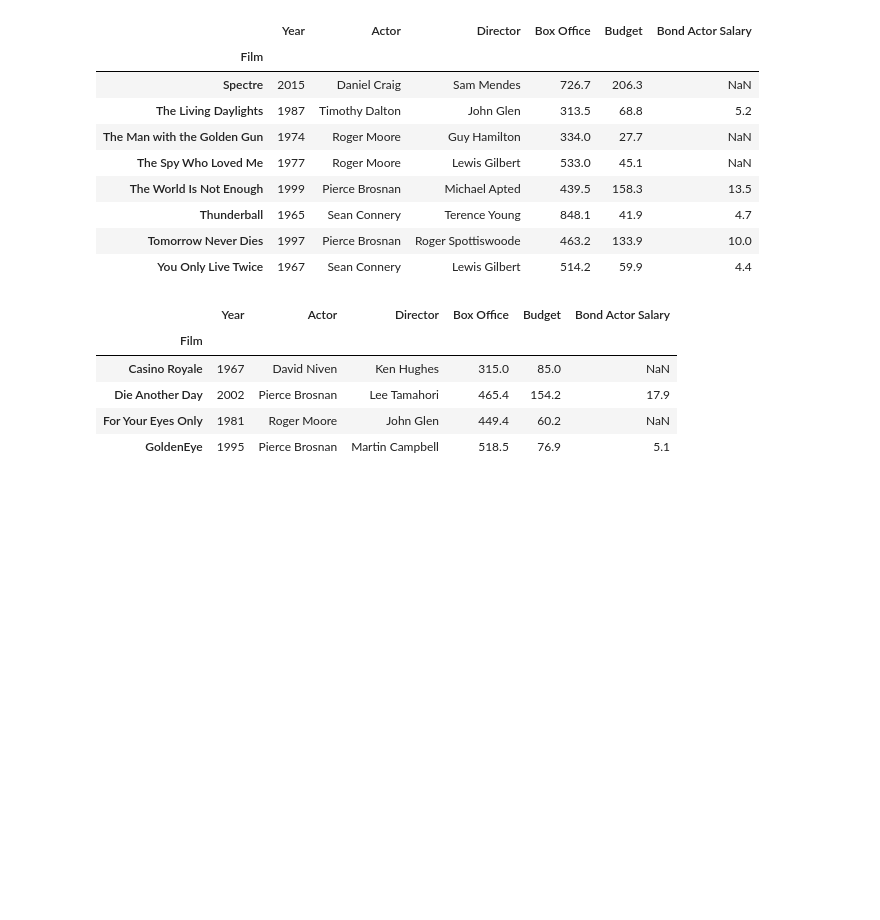
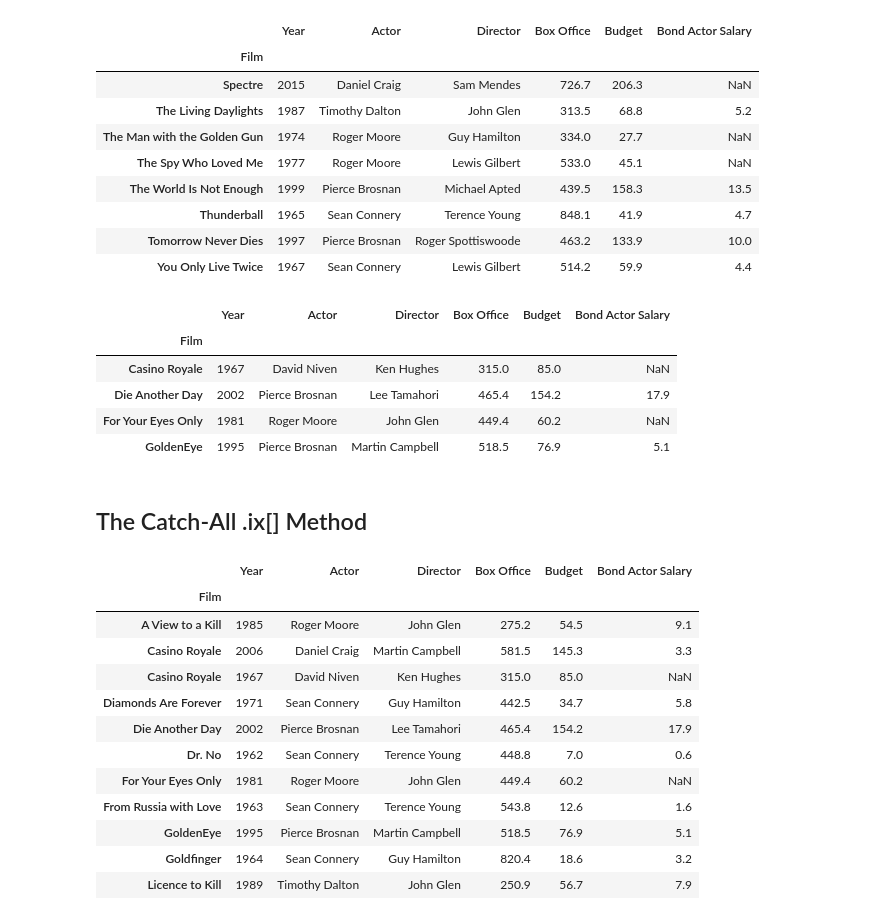
Before and after one commit to YoheiKo/DA_with_pandas_udemy, a Jupyter notebook: Dataframe3.ipynb, the cells around one changed output. Drawn from its saved outputs; the diff is of its cells as text; code cells hidden in the pictures; blank space fills up the shorter version.

Commit message:
revise Dataframe3

```diff
--- a/Dataframe3.ipynb
+++ b/Dataframe3.ipynb
@@ -293,3 +293,24 @@ bond.iloc[[2,4,6,8]]
 | Die Another Day | 2002 | Pierce Brosnan | Lee Tamahori | 465.4 | 154.2 | 17.9 |
 | For Your Eyes Only | 1981 | Roger Moore | John Glen | 449.4 | 60.2 | NaN |
 | GoldenEye | 1995 | Pierce Brosnan | Martin Campbell | 518.5 | 76.9 | 5.1 |
+# %% [markdown]
+## The Catch-All .ix[] Method
+# %%
+import pandas as pd
+bond = pd.read_csv("jamesbond.csv", index_col = "Film")
+bond.sort_index(inplace = True)
+bond.head(11)
+# %% [output]
+|  | Year | Actor | Director | Box Office | Budget | Bond Actor Salary |
+| Film |  |  |  |  |  |  |
+| A View to a Kill | 1985 | Roger Moore | John Glen | 275.2 | 54.5 | 9.1 |
+| Casino Royale | 2006 | Daniel Craig | Martin Campbell | 581.5 | 145.3 | 3.3 |
+| Casino Royale | 1967 | David Niven | Ken Hughes | 315.0 | 85.0 | NaN |
+| Diamonds Are Forever | 1971 | Sean Connery | Guy Hamilton | 442.5 | 34.7 | 5.8 |
+| Die Another Day | 2002 | Pierce Brosnan | Lee Tamahori | 465.4 | 154.2 | 17.9 |
+| Dr. No | 1962 | Sean Connery | Terence Young | 448.8 | 7.0 | 0.6 |
+| For Your Eyes Only | 1981 | Roger Moore | John Glen | 449.4 | 60.2 | NaN |
+| From Russia with Love | 1963 | Sean Connery | Terence Young | 543.8 | 12.6 | 1.6 |
+| GoldenEye | 1995 | Pierce Brosnan | Martin Campbell | 518.5 | 76.9 | 5.1 |
+| Goldfinger | 1964 | Sean Connery | Guy Hamilton | 820.4 | 18.6 | 3.2 |
+| Licence to Kill | 1989 | Timothy Dalton | John Glen | 250.9 | 56.7 | 7.9 |
```
Also changed, not shown: parts of 31 cells of this notebook.
